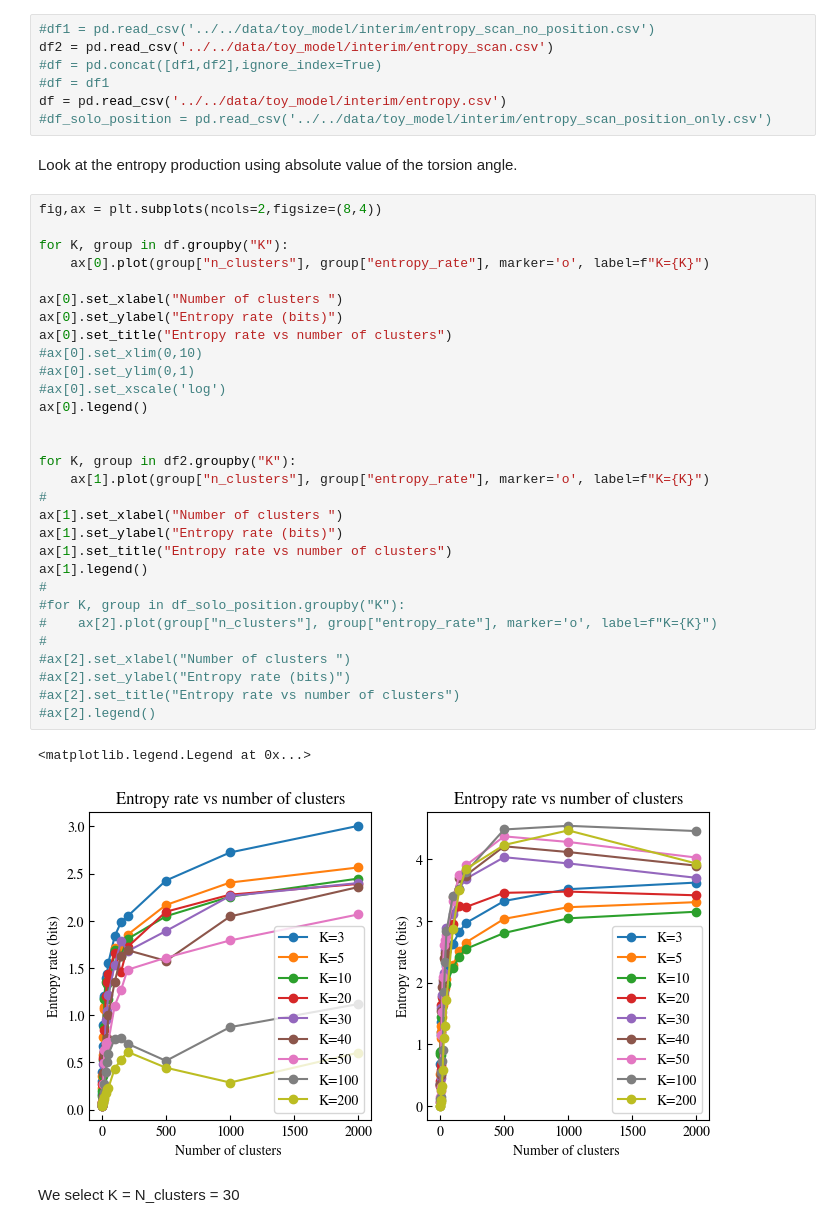
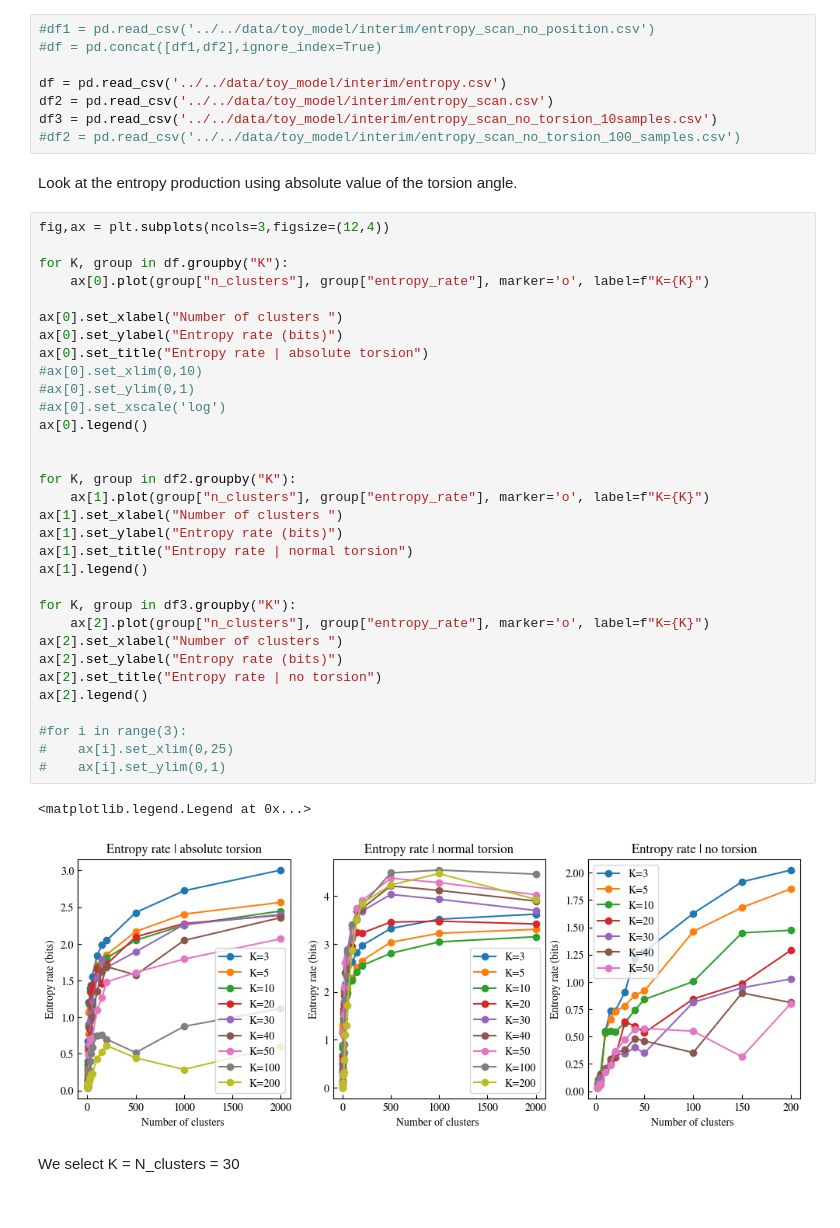
Before and after one commit to HugoLeRoy94/ClusterAnalysis, a Jupyter notebook: notebooks/toy_model/02_optimize_entropy_production.ipynb, the cells around one changed output. Drawn from its saved outputs; the diff is of its cells as text.

```diff
--- a/notebooks/toy_model/02_optimize_entropy_production.ipynb
+++ b/notebooks/toy_model/02_optimize_entropy_production.ipynb
@@ -16,44 +66,47 @@ import src.viz
 # %%
 #df1 = pd.read_csv('../../data/toy_model/interim/entropy_scan_no_position.csv')
+#df = pd.concat([df1,df2],ignore_index=True)
+
+df = pd.read_csv('../../data/toy_model/interim/entropy.csv')
 df2 = pd.read_csv('../../data/toy_model/interim/entropy_scan.csv')
-#df = pd.concat([df1,df2],ignore_index=True)
-#df = df1
-df = pd.read_csv('../../data/toy_model/interim/entropy.csv')
-#df_solo_position = pd.read_csv('../../data/toy_model/interim/entropy_scan_position_only.csv')
+df3 = pd.read_csv('../../data/toy_model/interim/entropy_scan_no_torsion_10samples.csv')
+#df2 = pd.read_csv('../../data/toy_model/interim/entropy_scan_no_torsion_100_samples.csv')
 # %% [markdown]
 Look at the entropy production using absolute value of the torsion angle.
 # %%
-fig,ax = plt.subplots(ncols=2,figsize=(8,4))
+fig,ax = plt.subplots(ncols=3,figsize=(12,4))
 
 for K, group in df.groupby("K"):
     ax[0].plot(group["n_clusters"], group["entropy_rate"], marker='o', label=f"K={K}")
 
 ax[0].set_xlabel("Number of clusters ")
 ax[0].set_ylabel("Entropy rate (bits)")
-ax[0].set_title("Entropy rate vs number of clusters")
+ax[0].set_title("Entropy rate | absolute torsion")
 #ax[0].set_xlim(0,10)
 #ax[0].set_ylim(0,1)
 #ax[0].set_xscale('log')
 ax[0].legend()
 
 
 for K, group in df2.groupby("K"):
     ax[1].plot(group["n_clusters"], group["entropy_rate"], marker='o', label=f"K={K}")
-#
 ax[1].set_xlabel("Number of clusters ")
 ax[1].set_ylabel("Entropy rate (bits)")
-ax[1].set_title("Entropy rate vs number of clusters")
+ax[1].set_title("Entropy rate | normal torsion")
 ax[1].legend()
-#
-#for K, group in df_solo_position.groupby("K"):
-#    ax[2].plot(group["n_clusters"], group["entropy_rate"], marker='o', label=f"K={K}")
-#
-#ax[2].set_xlabel("Number of clusters ")
-#ax[2].set_ylabel("Entropy rate (bits)")
-#ax[2].set_title("Entropy rate vs number of clusters")
-#ax[2].legend()
+
+for K, group in df3.groupby("K"):
+    ax[2].plot(group["n_clusters"], group["entropy_rate"], marker='o', label=f"K={K}")
+ax[2].set_xlabel("Number of clusters ")
+ax[2].set_ylabel("Entropy rate (bits)")
+ax[2].set_title("Entropy rate | no torsion")
+ax[2].legend()
+
+#for i in range(3):
+#    ax[i].set_xlim(0,25)
+#    ax[i].set_ylim(0,1)
 # %% [output]
 <matplotlib.legend.Legend at 0x...>
-[figure, old version]
+[figure, new version]
 # %% [markdown]
 We select K = N_clusters = 30
```
Also changed, not shown: parts of 3 cells of this notebook, 3 other files.
